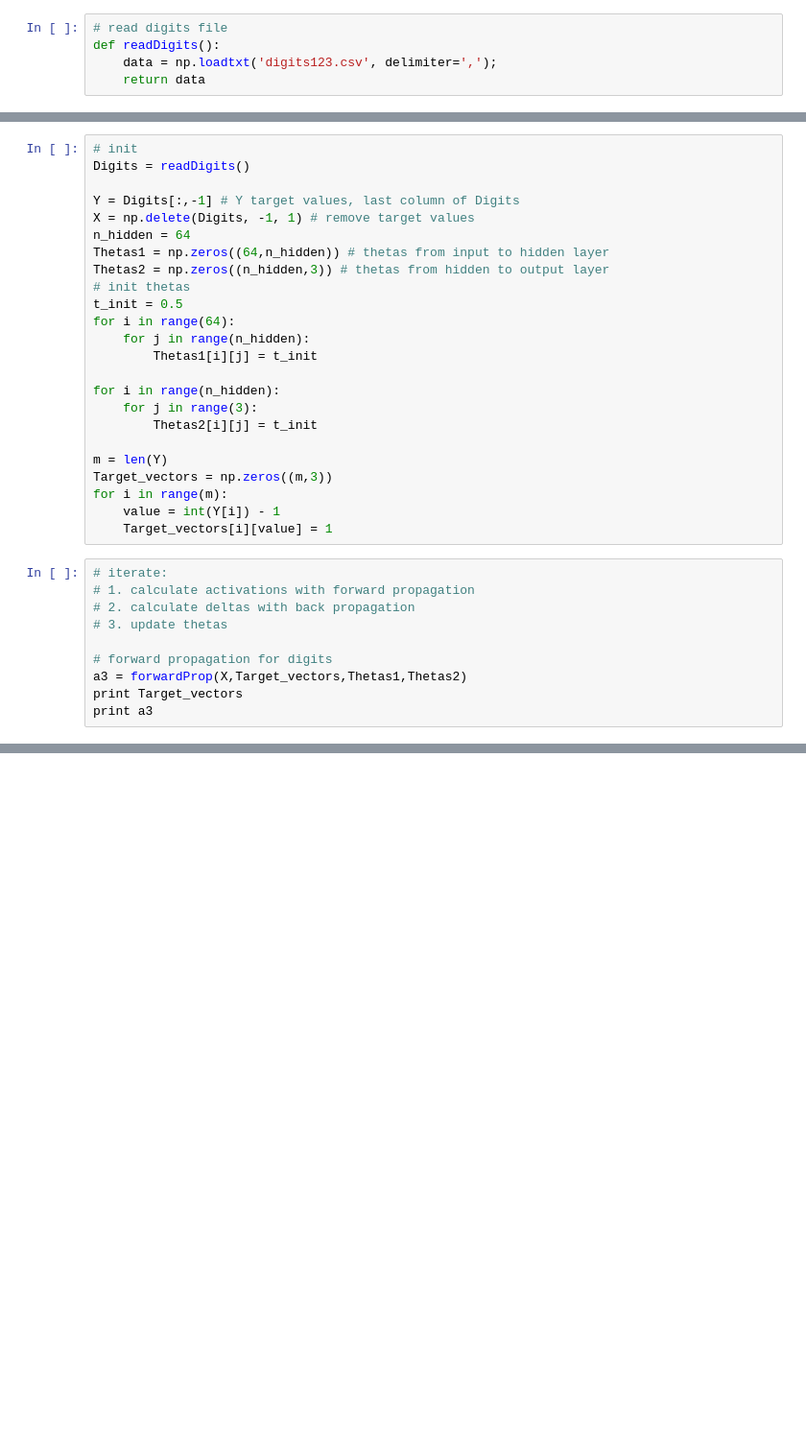
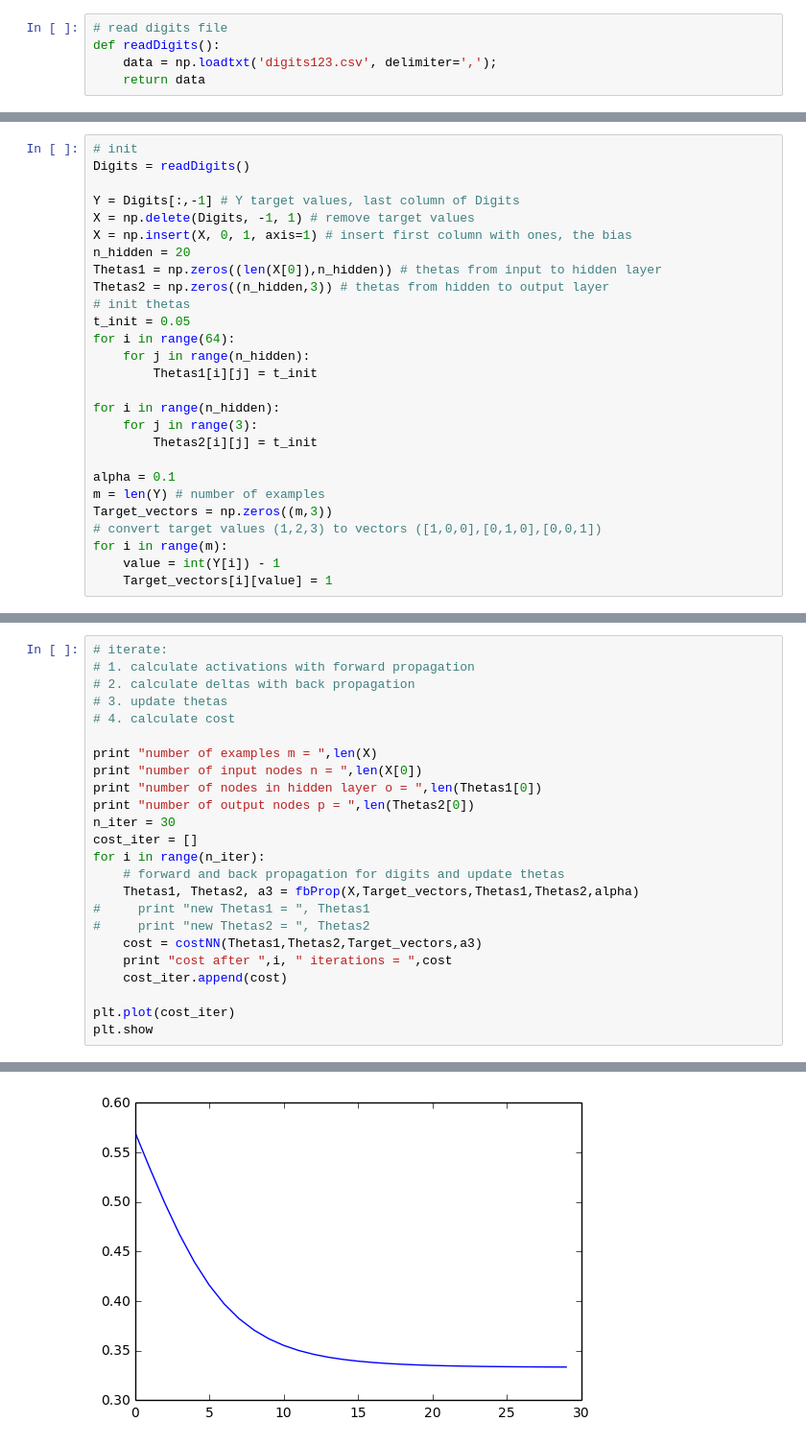
Before and after one commit to phielp/Leren-2016, a Jupyter notebook: Week3/WIMassignment3_Berkelmans_Bouman.ipynb, the cells around one changed output, grey strips where cells are left out. Shown at 96% size. Saved outputs shown, nothing was run; the diff lists cells and outputs as text; blank space fills up the shorter version.

```diff
--- a/Week3/WIMassignment3_Berkelmans_Bouman.ipynb
+++ b/Week3/WIMassignment3_Berkelmans_Bouman.ipynb
@@ -256,11 +285,12 @@ Digits = readDigits()
 
 Y = Digits[:,-1] # Y target values, last column of Digits
 X = np.delete(Digits, -1, 1) # remove target values
-n_hidden = 64
-Thetas1 = np.zeros((64,n_hidden)) # thetas from input to hidden layer
+X = np.insert(X, 0, 1, axis=1) # insert first column with ones, the bias
+n_hidden = 20
+Thetas1 = np.zeros((len(X[0]),n_hidden)) # thetas from input to hidden layer
 Thetas2 = np.zeros((n_hidden,3)) # thetas from hidden to output layer
 # init thetas
-t_init = 0.5
+t_init = 0.05
 for i in range(64):
     for j in range(n_hidden):
         Thetas1[i][j] = t_init
@@ -269,18 +299,10 @@ for i in range(n_hidden):
     for j in range(3):
         Thetas2[i][j] = t_init
 
-m = len(Y)
+alpha = 0.1
+m = len(Y) # number of examples
 Target_vectors = np.zeros((m,3))
+# convert target values (1,2,3) to vectors ([1,0,0],[0,1,0],[0,0,1])
 for i in range(m):
     value = int(Y[i]) - 1
     Target_vectors[i][value] = 1
-# %%
-# iterate:
-# 1. calculate activations with forward propagation
-# 2. calculate deltas with back propagation
-# 3. update thetas
-
-# forward propagation for digits
-a3 = forwardProp(X,Target_vectors,Thetas1,Thetas2)
-print Target_vectors
-print a3
@@ -309,0 +309,25 @@ number of output nodes p =  3
+# %%
+# iterate:
+# 1. calculate activations with forward propagation
+# 2. calculate deltas with back propagation
+# 3. update thetas
+# 4. calculate cost
+
+print "number of examples m = ",len(X)
+print "number of input nodes n = ",len(X[0])
+print "number of nodes in hidden layer o = ",len(Thetas1[0])
+print "number of output nodes p = ",len(Thetas2[0])
+n_iter = 30
+cost_iter = []
+for i in range(n_iter):
+    # forward and back propagation for digits and update thetas
+    Thetas1, Thetas2, a3 = fbProp(X,Target_vectors,Thetas1,Thetas2,alpha)
+#     print "new Thetas1 = ", Thetas1
+#     print "new Thetas2 = ", Thetas2
+    cost = costNN(Thetas1,Thetas2,Target_vectors,a3)
+    print "cost after ",i, " iterations = ",cost
+    cost_iter.append(cost)
+
+plt.plot(cost_iter)
+plt.show
+# %% [output]
@@ -309,0 +352 @@ number of output nodes p =  3
+[figure, added]
```
Also changed, not shown: parts of 12 cells of this notebook.
